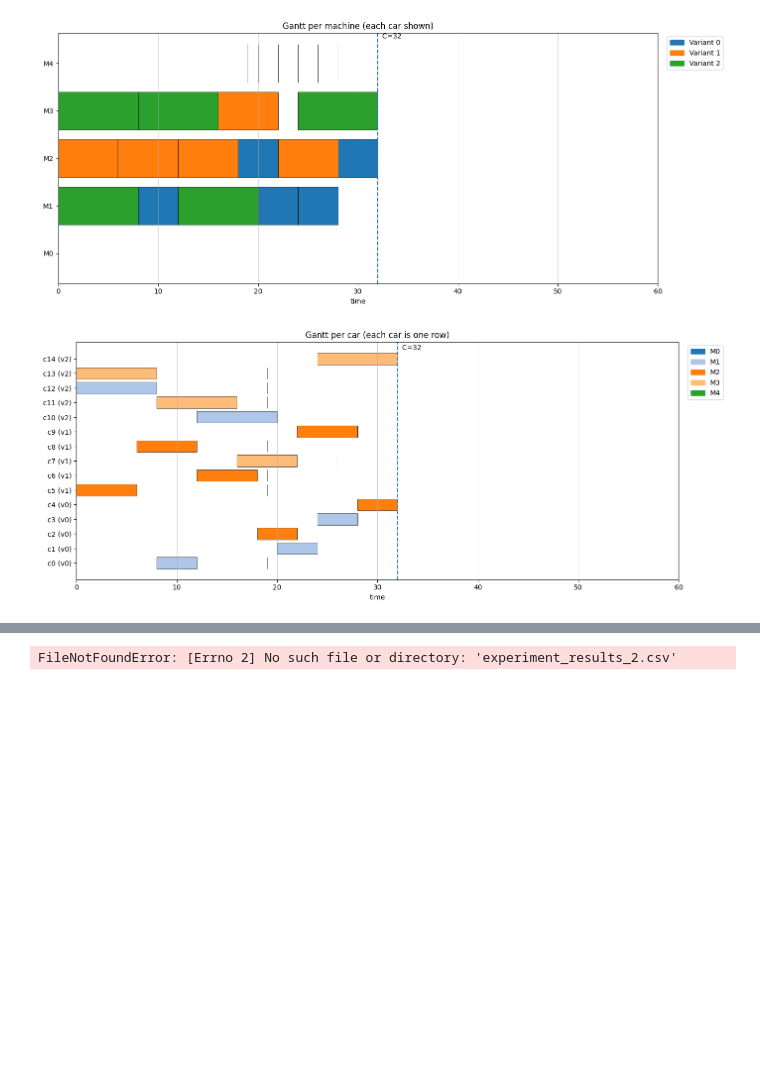
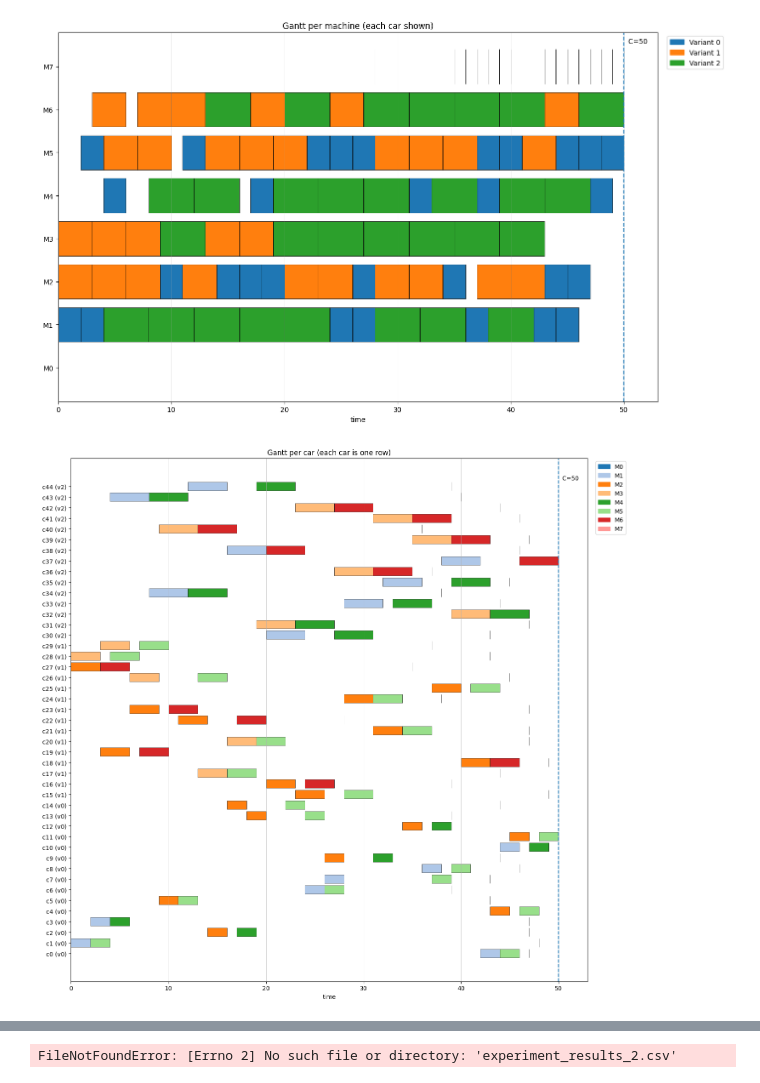
Before and after one commit to YanaXen/POM-Seminar-Matrix, a Jupyter notebook: experiment_pipeline.ipynb, the cells around one changed output, grey strips where cells are left out. Drawn from its saved outputs; the diff is of its cells as text; code cells hidden in the pictures; blank space fills up the shorter version.

```diff
--- a/experiment_pipeline.ipynb
+++ b/experiment_pipeline.ipynb
@@ -163,7 +163,7 @@ def extract_schedule_cars_diagram(S, Y, duration, CARS, J, R, T, eps=0.5):
     return sched
 
 def plot_gantt_per_machine_cars(schedule, type_of, makespan=None, T=None,
-                                title="Gantt per machine (each car shown)",
+                                title="Gantt per machine",
                                 show_labels=False):
     """
     schedule: list (r, start, dur, c, j)
@@ -208,7 +208,7 @@ def plot_gantt_per_machine_cars(schedule, type_of, makespan=None, T=None,
 
     ax.set_yticks([y_pos[r] for r in machines])
     ax.set_yticklabels([f"M{r}" for r in machines])
-    ax.set_xlim(0, T)
+    ax.set_xlim(0, makespan + 3)
     ax.set_xlabel("time")
     ax.set_title(title)
     ax.grid(True, axis="x", linewidth=0.4)
@@ -266,7 +266,7 @@ def plot_gantt_per_car(schedule, type_of, makespan=None, T=None,
     ax.set_yticks([y_pos[c] for c in cars])
     # label as cX (vY) to show variant
     ax.set_yticklabels([f"c{c} (v{type_of[c]})" for c in cars])
-    ax.set_xlim(0, T)
+    ax.set_xlim(0, makespan + 3)
     ax.set_xlabel("time")
     ax.set_title(title)
     ax.grid(True, axis="x", linewidth=0.4)
@@ -280,7 +280,7 @@ def plot_gantt_per_car(schedule, type_of, makespan=None, T=None,
     plt.tight_layout()
     plt.show()
 # %%
-variant = experiment_configuration["Experiment 1"]["6 Layers"]
+variant = experiment_configuration["Experiment 1"]["4 Layers"]
 Operations = variant["Operations"]
 Ressources = variant["Ressources"]
 predecessors = variant["predecessors"]
@@ -309,16 +309,24 @@ Best objective 3.200000000000e+01, best bound 3.200000000000e+01, gap 0.0000%
 # %%
 S, Y, CARS, J, R, T, type_of, C
 
-if m.status == GRB.OPTIMAL:
-    schedule = extract_schedule_cars_diagram(S, Y, duration, CARS, J, R, T, eps=0.5)
+schedule = extract_schedule_cars_diagram(S, Y, duration, CARS, J, R, T, eps=0.5)
 
-    # Plot 1: per machine
-    plot_gantt_per_machine_cars(schedule, type_of, makespan=C.X, T=T, show_labels=False)
+# Plot 1: per machine
+plot_gantt_per_machine_cars(schedule, type_of, makespan=C.X, T=T, show_labels=False)
 
-    # Plot 2: per car
-    plot_gantt_per_car(schedule, type_of, makespan=C.X, T=T, show_labels=False)
-else:
-    print("No optimal solution:", m.status)
+# Plot 2: per car
+plot_gantt_per_car(schedule, type_of, makespan=C.X, T=T, show_labels=False)
+
+# if m.status == GRB.OPTIMAL:
+#     schedule = extract_schedule_cars_diagram(S, Y, duration, CARS, J, R, T, eps=0.5)
+
+#     # Plot 1: per machine
+#     plot_gantt_per_machine_cars(schedule, type_of, makespan=C.X, T=T, show_labels=False)
+
+#     # Plot 2: per car
+#     plot_gantt_per_car(schedule, type_of, makespan=C.X, T=T, show_labels=False)
+# else:
+#     print("No optimal solution:", m.status)
 # %% [output]
-[figure, old version]
+[figure, new version]
-[figure, old version]
+[figure, new version]
```
Also changed, not shown: parts of 2 cells of this notebook, 51 other files.
